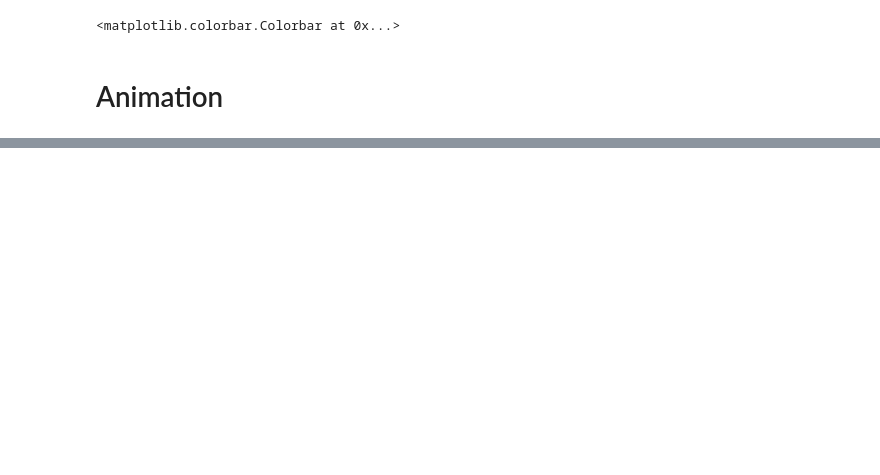
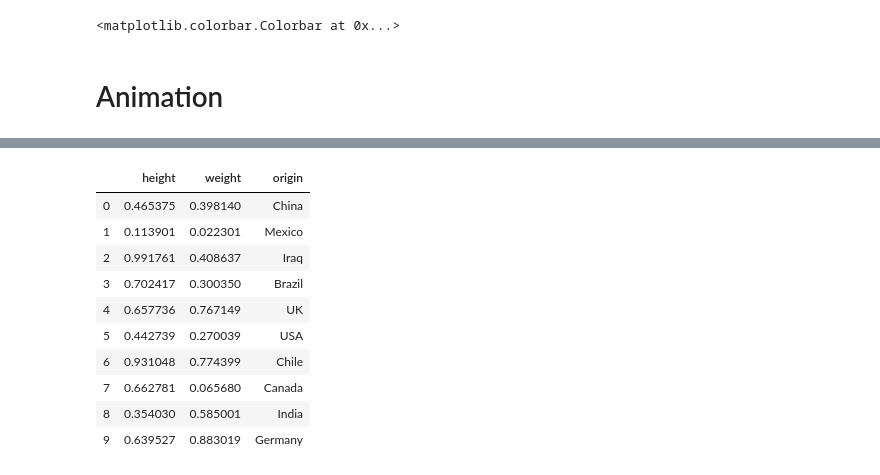
Before and after one commit to abhijitramesh/intro_datascince_university_of_michigan, a Jupyter notebook: Applied_Plotting_Charting_and_data_representation_in_python/week_3/week_3.ipynb, the cells around one changed output, grey strips where cells are left out. Drawn from its saved outputs; the diff is of its cells as text; code cells hidden in the pictures; blank space fills up the shorter version.

```diff
--- a/Applied_Plotting_Charting_and_data_representation_in_python/week_3/week_3.ipynb
+++ b/Applied_Plotting_Charting_and_data_representation_in_python/week_3/week_3.ipynb
@@ -231,0 +250,22 @@ a = animation.FuncAnimation(fig, update, interval=100)
+# %%
+from random import shuffle
+origins = ['China', 'Brazil', 'India', 'USA', 'Canada', 'UK', 'Germany', 'Iraq', 'Chile', 'Mexico']
+
+shuffle(origins)
+
+df = pd.DataFrame({'height': np.random.rand(10),
+                   'weight': np.random.rand(10),
+                   'origin': origins})
+df
+# %% [output]
+|  | height | weight | origin |
+| 0 | 0.465375 | 0.398140 | China |
+| 1 | 0.113901 | 0.022301 | Mexico |
+| 2 | 0.991761 | 0.408637 | Iraq |
+| 3 | 0.702417 | 0.300350 | Brazil |
+| 4 | 0.657736 | 0.767149 | UK |
+| 5 | 0.442739 | 0.270039 | USA |
+| 6 | 0.931048 | 0.774399 | Chile |
+| 7 | 0.662781 | 0.065680 | Canada |
+| 8 | 0.354030 | 0.585001 | India |
+| 9 | 0.639527 | 0.883019 | Germany |
```
Also changed, not shown: parts of 4 cells of this notebook.
